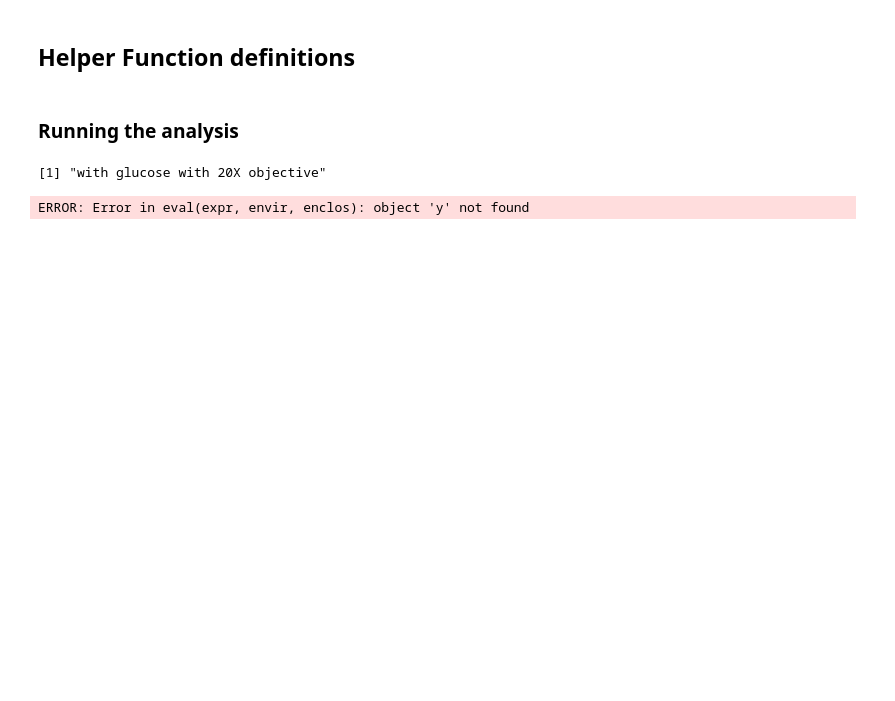
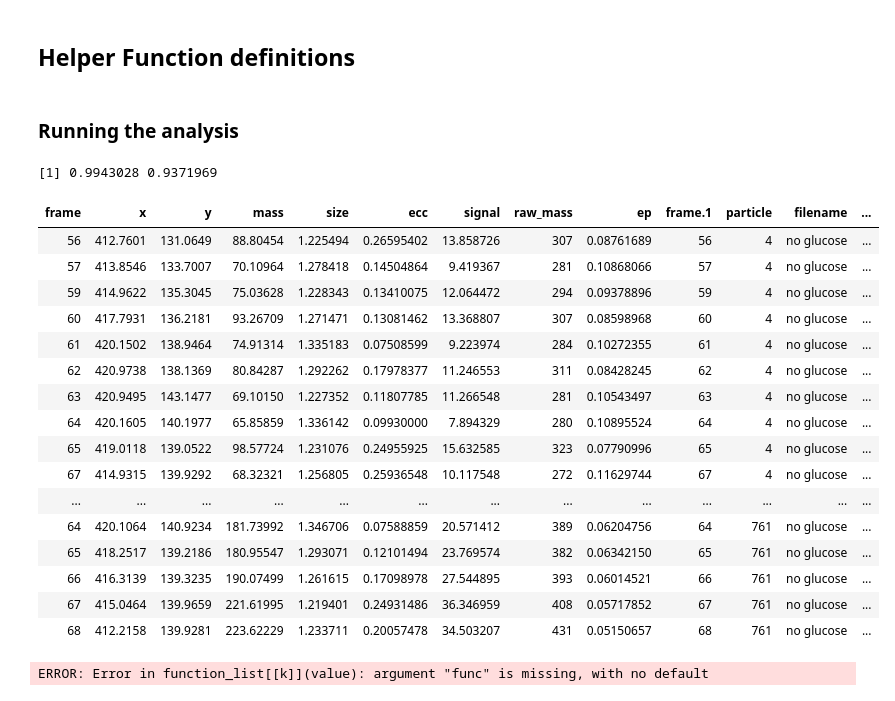
Before and after one commit to henripal/enzyme-focusing, a Jupyter notebook: rev_notebooks/trajectory_stats.ipynb, the cells around one changed output. Drawn from its saved outputs; the diff is of its cells as text; code cells hidden in the pictures; blank space fills up the shorter version.

```diff
--- a/rev_notebooks/trajectory_stats.ipynb
+++ b/rev_notebooks/trajectory_stats.ipynb
@@ -107,14 +156,36 @@ aggregate_pvals <- function(p_vals) {
 # %% [markdown]
 ### Running the analysis
 # %%
-fn
+fn <- "no glucose"
-# %% [output]
-[1] "with glucose with 20X objective"
 # %%
 df = filter(trajectories, filename == fn)
+# %%
+trajectory_p_vals(df, my_cor_func, 0)
+# %% [output]
+[1] 0.9943028 0.9371969
 # %%
-df2 = filter(df, pair_id == 43)
+df2 = filter(df, pair_id == 0)
-# %%
-single_trajectory_p_val(df2, y)
-# %% [output]
-ERROR: Error in eval(expr, envir, enclos): object 'y' not found
+# %%
+df2
+# %% [output]
+| frame | x | y | mass | size | ecc | signal | raw_mass | ep | frame.1 | particle | filename | ... |
+| 56 | 412.7601 | 131.0649 | 88.80454 | 1.225494 | 0.26595402 | 13.858726 | 307 | 0.08761689 | 56 | 4 | no glucose | ... |
+| 57 | 413.8546 | 133.7007 | 70.10964 | 1.278418 | 0.14504864 | 9.419367 | 281 | 0.10868066 | 57 | 4 | no glucose | ... |
+| 59 | 414.9622 | 135.3045 | 75.03628 | 1.228343 | 0.13410075 | 12.064472 | 294 | 0.09378896 | 59 | 4 | no glucose | ... |
+| 60 | 417.7931 | 136.2181 | 93.26709 | 1.271471 | 0.13081462 | 13.368807 | 307 | 0.08598968 | 60 | 4 | no glucose | ... |
+| 61 | 420.1502 | 138.9464 | 74.91314 | 1.335183 | 0.07508599 | 9.223974 | 284 | 0.10272355 | 61 | 4 | no glucose | ... |
+| 62 | 420.9738 | 138.1369 | 80.84287 | 1.292262 | 0.17978377 | 11.246553 | 311 | 0.08428245 | 62 | 4 | no glucose | ... |
+| 63 | 420.9495 | 143.1477 | 69.10150 | 1.227352 | 0.11807785 | 11.266548 | 281 | 0.10543497 | 63 | 4 | no glucose | ... |
+| 64 | 420.1605 | 140.1977 | 65.85859 | 1.336142 | 0.09930000 | 7.894329 | 280 | 0.10895524 | 64 | 4 | no glucose | ... |
+| 65 | 419.0118 | 139.0522 | 98.57724 | 1.231076 | 0.24955925 | 15.632585 | 323 | 0.07790996 | 65 | 4 | no glucose | ... |
+| 67 | 414.9315 | 139.9292 | 68.32321 | 1.256805 | 0.25936548 | 10.117548 | 272 | 0.11629744 | 67 | 4 | no glucose | ... |
+| ... | ... | ... | ... | ... | ... | ... | ... | ... | ... | ... | ... | ... |
+| 64 | 420.1064 | 140.9234 | 181.73992 | 1.346706 | 0.07588859 | 20.571412 | 389 | 0.06204756 | 64 | 761 | no glucose | ... |
+| 65 | 418.2517 | 139.2186 | 180.95547 | 1.293071 | 0.12101494 | 23.769574 | 382 | 0.06342150 | 65 | 761 | no glucose | ... |
+| 66 | 416.3139 | 139.3235 | 190.07499 | 1.261615 | 0.17098978 | 27.544895 | 393 | 0.06014521 | 66 | 761 | no glucose | ... |
+| 67 | 415.0464 | 139.9659 | 221.61995 | 1.219401 | 0.24931486 | 36.346959 | 408 | 0.05717852 | 67 | 761 | no glucose | ... |
+| 68 | 412.2158 | 139.9281 | 223.62229 | 1.233711 | 0.20057478 | 34.503207 | 431 | 0.05150657 | 68 | 761 | no glucose | ... |
+# %%
+single_trajectory_p_val_x(df2)
+# %% [output]
+ERROR: Error in function_list[[k]](value): argument "func" is missing, with no default
```
Also changed, not shown: parts of 35 cells of this notebook, 25 other files.
